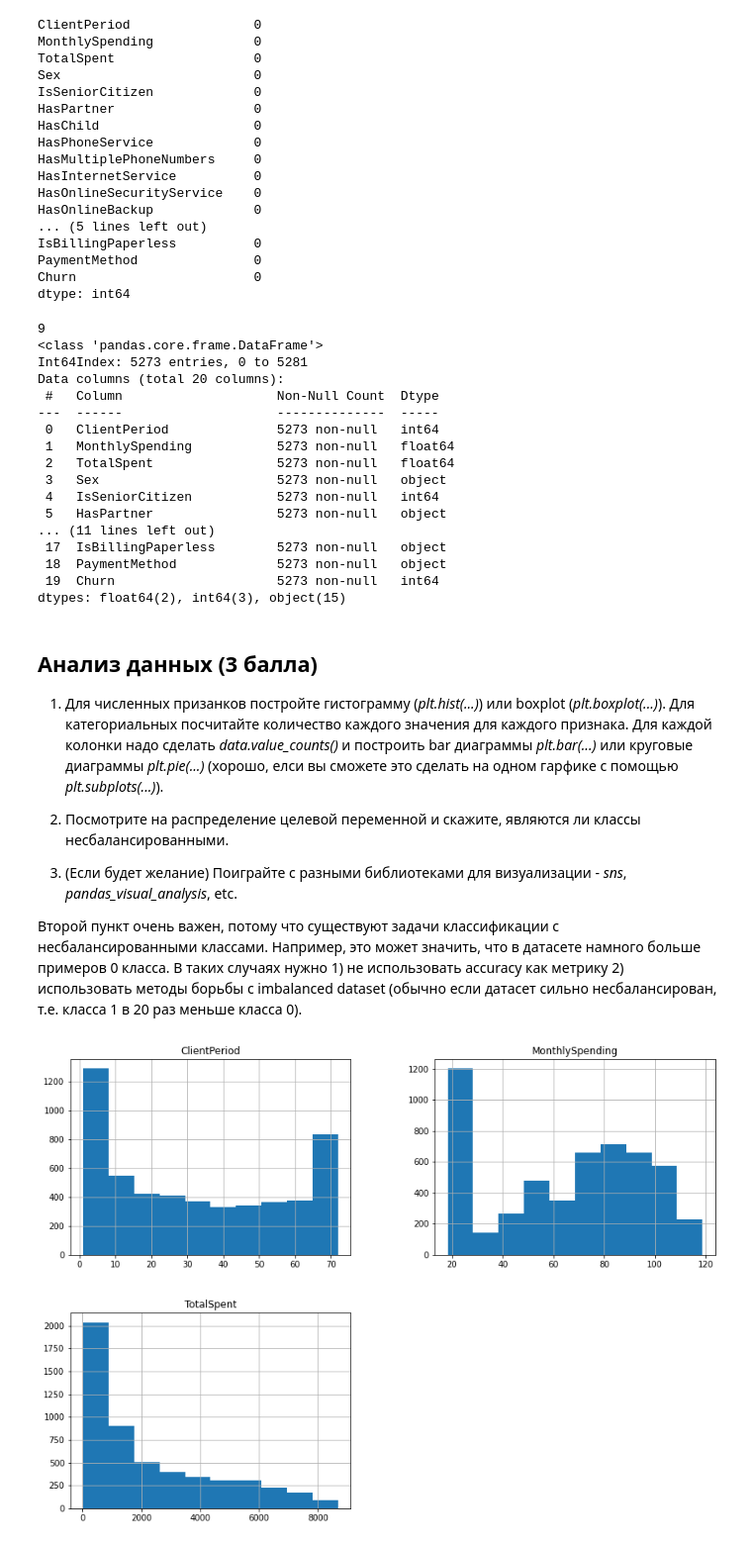
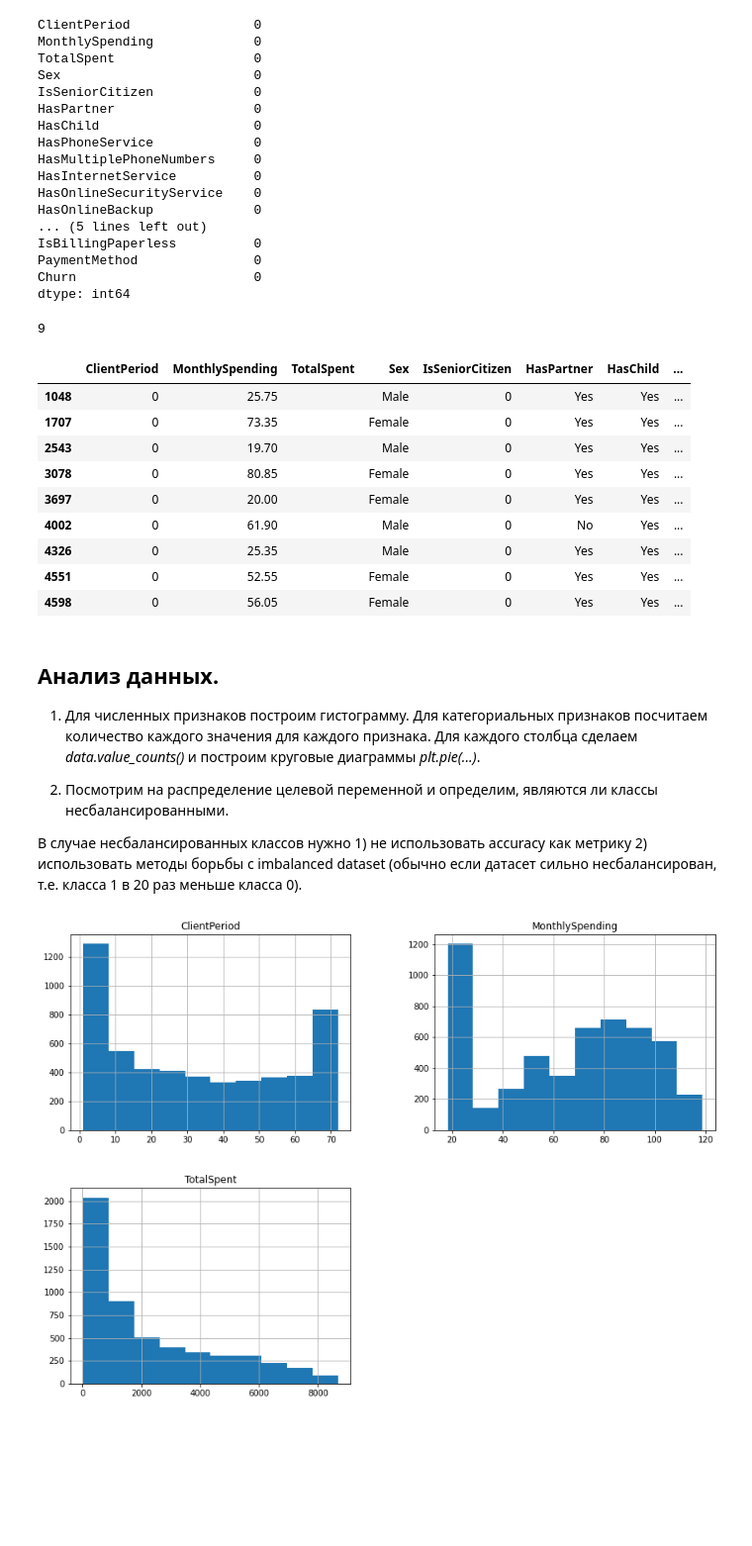
Before and after one commit to KseniaEvteeva/InClass-DeepLearningSchool, a Jupyter notebook: 1_semester/3_kaggle.ipynb, the cells around one changed output. Shown at 99% size. Drawn from its saved outputs; the diff is of its cells as text; code cells hidden in the pictures; blank space fills up the shorter version.

```diff
--- a/1_semester/3_kaggle.ipynb
+++ b/1_semester/3_kaggle.ipynb
@@ -64,5 +46,5 @@ from matplotlib import pyplot as plt
 # %%
-data = pd.read_csv('train.csv')
+data = pd.read_csv('3_train.csv')
 # %%
 # Числовые признаки
 num_cols = [
@@ -178,43 +160,40 @@ IsBillingPaperless          0
 PaymentMethod               0
 Churn                       0
 dtype: int64
+# %%
+# Посчитаем количество строк с пропущенным значением:
+print(np.sum(data['TotalSpent'] == ' ')) # их 9 штук
+# %% [output]
+9
+# %%
+# Проверим эти строки
+data[data['TotalSpent'] == ' '] # Это клиенты, у которых ClientPeriod = 0, то есть они недавно присоединились к услугам компании.
+# %% [output]
+|  | ClientPeriod | MonthlySpending | TotalSpent | Sex | IsSeniorCitizen | HasPartner | HasChild | ... |
+| 1048 | 0 | 25.75 |  | Male | 0 | Yes | Yes | ... |
+| 1707 | 0 | 73.35 |  | Female | 0 | Yes | Yes | ... |
+| 2543 | 0 | 19.70 |  | Male | 0 | Yes | Yes | ... |
+| 3078 | 0 | 80.85 |  | Female | 0 | Yes | Yes | ... |
+| 3697 | 0 | 20.00 |  | Female | 0 | Yes | Yes | ... |
+| 4002 | 0 | 61.90 |  | Male | 0 | No | Yes | ... |
+| 4326 | 0 | 25.35 |  | Male | 0 | Yes | Yes | ... |
+| 4551 | 0 | 52.55 |  | Female | 0 | Yes | Yes | ... |
+| 4598 | 0 | 56.05 |  | Female | 0 | Yes | Yes | ... |
 # %%
-# Посчитаем количество строк с пропущенным значением:
-print(np.sum(data['TotalSpent'] == ' '))
 # Их всего 9 из 5282, поэтому просто удалим их из датасета:
 data = data[data['TotalSpent'] != ' ']
 # Изменим тип данных в столбце TotalSpent, так как это будет необходимо для построения графиков
 data['TotalSpent'] = pd.to_numeric(data['TotalSpent'])
 # Проверим, применились ли наши изменения
 data.info(memory_usage=False)
-# %% [output]
-9
-<class 'pandas.core.frame.DataFrame'>
-Int64Index: 5273 entries, 0 to 5281
-Data columns (total 20 columns):
- #   Column                    Non-Null Count  Dtype
----  ------                    --------------  -----
- 0   ClientPeriod              5273 non-null   int64
- 1   MonthlySpending           5273 non-null   float64
- 2   TotalSpent                5273 non-null   float64
- 3   Sex                       5273 non-null   object
- 4   IsSeniorCitizen           5273 non-null   int64
- 5   HasPartner                5273 non-null   object
-... (11 lines left out)
- 17  IsBillingPaperless        5273 non-null   object
- 18  PaymentMethod             5273 non-null   object
- 19  Churn                     5273 non-null   int64
-dtypes: float64(2), int64(3), object(15)
 # %% [markdown]
-## Анализ данных (3 балла)
+## Анализ данных.
 
-1) Для численных призанков постройте гистограмму (*plt.hist(...)*) или boxplot (*plt.boxplot(...)*). Для категориальных посчитайте количество каждого значения для каждого признака. Для каждой колонки надо сделать *data.value_counts()* и построить bar диаграммы *plt.bar(...)* или круговые диаграммы *plt.pie(...)* (хорошо, елси вы сможете это сделать на одном гарфике с помощью *plt.subplots(...)*).
+1) Для численных признаков построим гистограмму. Для категориальных признаков посчитаем количество каждого значения для каждого признака. Для каждого столбца сделаем *data.value_counts()* и построим круговые диаграммы *plt.pie(...)*.
 
-2) Посмотрите на распределение целевой переменной и скажите, являются ли классы несбалансированными.
+2) Посмотрим на распределение целевой переменной и определим, являются ли классы несбалансированными.
 
-3) (Если будет желание) Поиграйте с разными библиотеками для визуализации - *sns*, *pandas_visual_analysis*, etc.
-
-Второй пункт очень важен, потому что существуют задачи классификации с несбалансированными классами. Например, это может значить, что в датасете намного больше примеров 0 класса. В таких случаях нужно 1) не использовать accuracy как метрику 2) использовать методы борьбы с imbalanced dataset (обычно если датасет сильно несбалансирован, т.е. класса 1 в 20 раз меньше класса 0).
+В случае несбалансированных классов нужно 1) не использовать accuracy как метрику 2) использовать методы борьбы с imbalanced dataset (обычно если датасет сильно несбалансирован, т.е. класса 1 в 20 раз меньше класса 0).
 # %%
 # Для численных признаков построим гистограмму:
 data.hist(column=num_cols, figsize=(14, 10))
```
Also changed, not shown: parts of 27 cells of this notebook, 4 other files.
